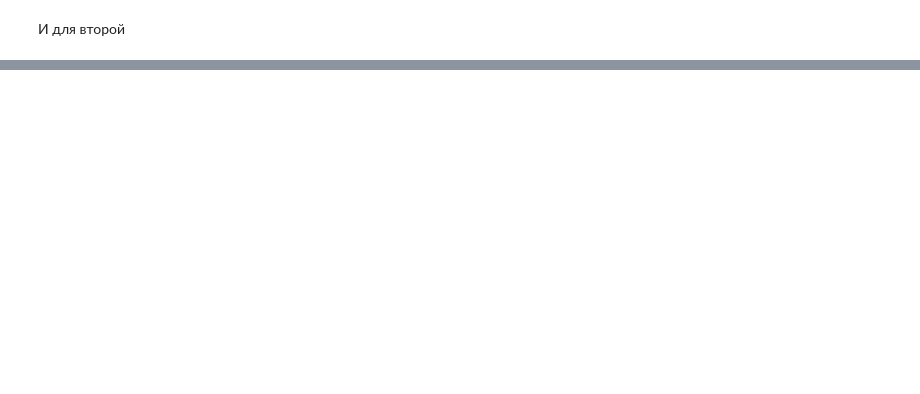
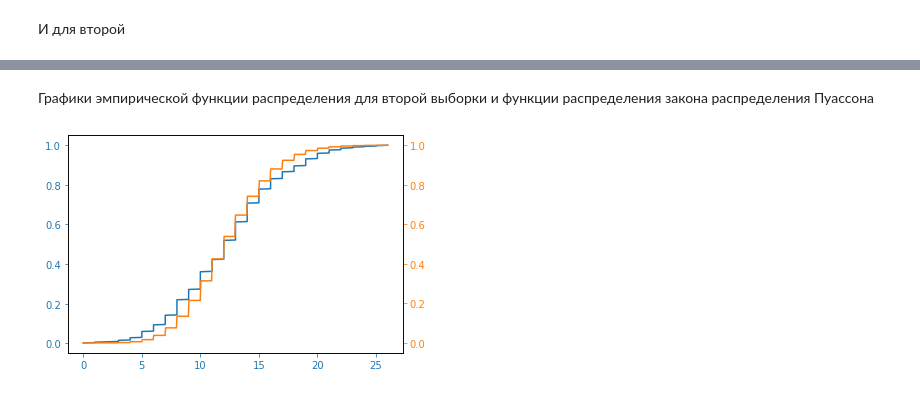
Before and after one commit to DenisKruglik/Statistics1, a Jupyter notebook: lab1.ipynb, the cells around one changed output, grey strips where cells are left out. Cells and saved outputs as stored; diff of their text form; code cells hidden in the pictures; blank space fills up the shorter version.

```diff
--- a/lab1.ipynb
+++ b/lab1.ipynb
@@ -263,0 +286,17 @@ plt.show()
+# %% [markdown]
+Графики эмпирической функции распределения для второй выборки и функции распределения закона распределения Пуассона
+# %%
+ecdf = ECDF(second_selection)
+fig, ax1 = plt.subplots()
+ax1.plot(ecdf.x, ecdf.y, color='C0')
+ax1.tick_params(axis='x', colors="C0")
+ax1.tick_params(axis='y', colors="C0")
+ax2 = ax1.twinx()
+x = np.linspace(0, int(second_selection.max()), len(second_selection))
+y = [scipy.stats.poisson.cdf(int(i), second_selection.mean()) for i in x]
+ax2.plot(x, y, color='C1')
+ax2.tick_params(axis='x', colors='C1')
+ax2.tick_params(axis='y', colors='C1')
+plt.show()
+# %% [output]
+[figure, added]
```
Also changed, not shown: parts of 8 cells of this notebook.
